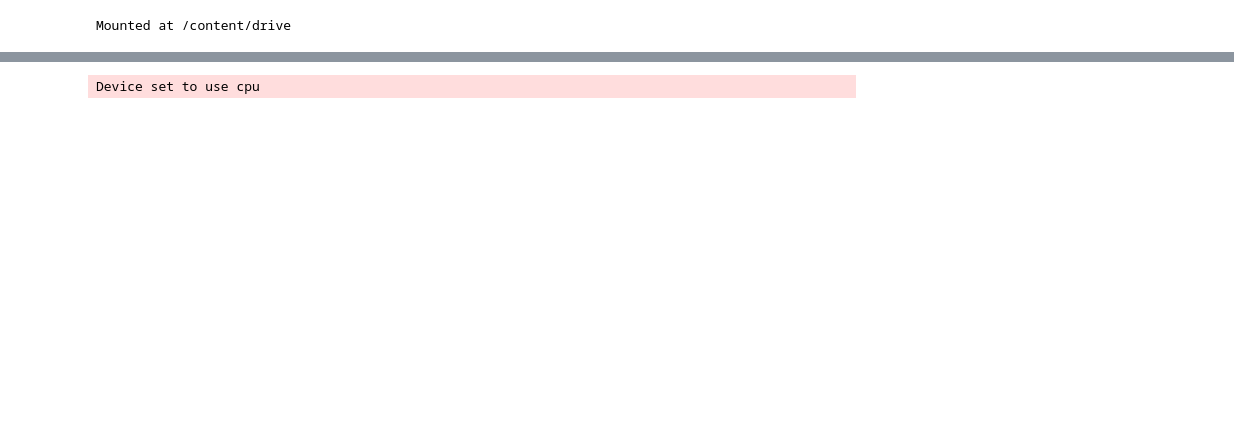
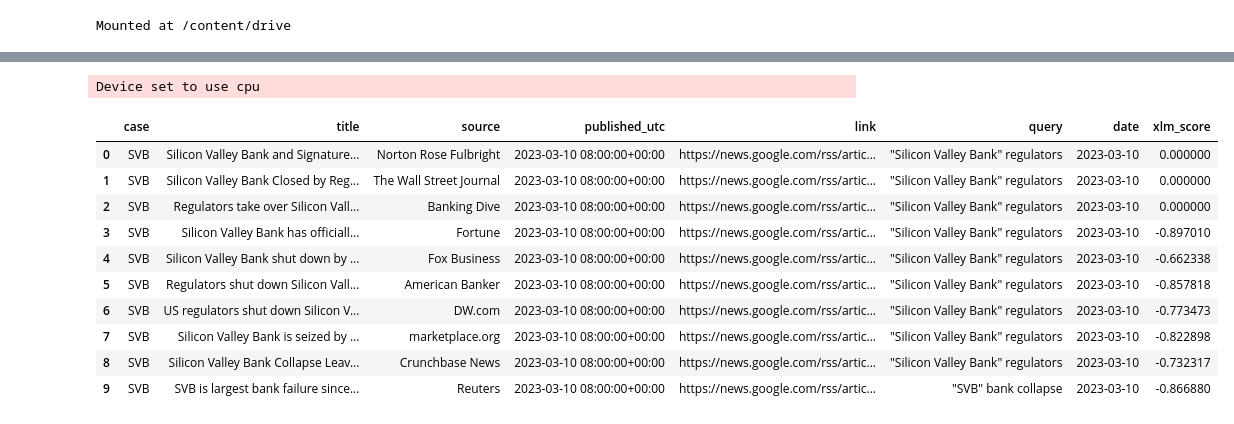
Before and after one commit to chiara-datahub/When-News-Talk-Markets-Listen, a Jupyter notebook: cardiffnlp_twitter-xlm-roberta-base-sentiment.ipynb, the cells around one changed output, grey strips where cells are left out. Drawn from its saved outputs; the diff is of its cells as text; code cells hidden in the pictures; blank space fills up the shorter version.

Commit message:
Notebook and datasets

```diff
--- a/cardiffnlp_twitter-xlm-roberta-base-sentiment.ipynb
+++ b/cardiffnlp_twitter-xlm-roberta-base-sentiment.ipynb
@@ -11,33 +13,51 @@ WARNING:torchao.kernel.intmm:Warning: Detected no triton, on systems without Tri
 # %%
+# Path articoli
+input_path = "/content/drive/Shareddrives/information project/Information Disorder Project/Fase 1 - Raccolta articoli OSINT/Prove Franci/google_news_svb_netflix_FINAL_CLEAN.csv"
 
-input_path = "/content/drive/Shareddrives/information project/ANALISI X (Twitter)/Fase 2 - Scraping twitter/tweets_netflix.csv"
+articles_df = pd.read_csv(input_path)
 
-tweets_df = pd.read_csv(input_path)
-
-# Modello multilingua per tweet
+# Modello multilingua (STESSO DEI TWEET)
 model_name = "cardiffnlp/twitter-xlm-roberta-base-sentiment"
 
-# Tokenizer e modello
 tokenizer = AutoTokenizer.from_pretrained(model_name)
 model = AutoModelForSequenceClassification.from_pretrained(model_name)
 
-# Creiamo pipeline sentiment
-sentiment_pipeline = pipeline("sentiment-analysis", model=model, tokenizer=tokenizer)
+sentiment_pipeline = pipeline(
+    "sentiment-analysis",
+    model=model,
+    tokenizer=tokenizer
+)
 
-# Funzione per calcolare sentiment score numerico
+# Funzione IDENTICA
 def get_sentiment_score(text):
-    result = sentiment_pipeline(text[:512])[0]  # taglia a 512 token se troppo lungo
-    label = result['label']  # POSITIVE / NEUTRAL / NEGATIVE
-    score = result['score']
-    # Convertiamo in numerico: positive=1, neutral=0, negative=-1 * score
+    if pd.isna(text):
+        return 0.0
+
+    result = sentiment_pipeline(str(text)[:512])[0]
+    label = result["label"]
+    score = result["score"]
+
     if label.lower() == "positive":
         return score
     elif label.lower() == "negative":
         return -score
     else:
         return 0.0
 
-# Applichiamo al dataset
-tweets_df['xlm_score'] = tweets_df['text'].apply(get_sentiment_score)
+# Applichiamo al titolo
+articles_df["xlm_score"] = articles_df["title"].apply(get_sentiment_score)
+
+articles_df.head(10)
 # %% [output]
 Device set to use cpu
+|  | case | title | source | published_utc | link | query | date | xlm_score |
+| 0 | SVB | Silicon Valley Bank and Signature... | Norton Rose Fulbright | 2023-03-10 08:00:00+00:00 | https://news.google.com/rss/artic... | "Silicon Valley Bank" regulators | 2023-03-10 | 0.000000 |
+| 1 | SVB | Silicon Valley Bank Closed by Reg... | The Wall Street Journal | 2023-03-10 08:00:00+00:00 | https://news.google.com/rss/artic... | "Silicon Valley Bank" regulators | 2023-03-10 | 0.000000 |
+| 2 | SVB | Regulators take over Silicon Vall... | Banking Dive | 2023-03-10 08:00:00+00:00 | https://news.google.com/rss/artic... | "Silicon Valley Bank" regulators | 2023-03-10 | 0.000000 |
+| 3 | SVB | Silicon Valley Bank has officiall... | Fortune | 2023-03-10 08:00:00+00:00 | https://news.google.com/rss/artic... | "Silicon Valley Bank" regulators | 2023-03-10 | -0.897010 |
+| 4 | SVB | Silicon Valley Bank shut down by ... | Fox Business | 2023-03-10 08:00:00+00:00 | https://news.google.com/rss/artic... | "Silicon Valley Bank" regulators | 2023-03-10 | -0.662338 |
+| 5 | SVB | Regulators shut down Silicon Vall... | American Banker | 2023-03-10 08:00:00+00:00 | https://news.google.com/rss/artic... | "Silicon Valley Bank" regulators | 2023-03-10 | -0.857818 |
+| 6 | SVB | US regulators shut down Silicon V... | DW.com | 2023-03-10 08:00:00+00:00 | https://news.google.com/rss/artic... | "Silicon Valley Bank" regulators | 2023-03-10 | -0.773473 |
+| 7 | SVB | Silicon Valley Bank is seized by ... | marketplace.org | 2023-03-10 08:00:00+00:00 | https://news.google.com/rss/artic... | "Silicon Valley Bank" regulators | 2023-03-10 | -0.822898 |
+| 8 | SVB | Silicon Valley Bank Collapse Leav... | Crunchbase News | 2023-03-10 08:00:00+00:00 | https://news.google.com/rss/artic... | "Silicon Valley Bank" regulators | 2023-03-10 | -0.732317 |
+| 9 | SVB | SVB is largest bank failure since... | Reuters | 2023-03-10 08:00:00+00:00 | https://news.google.com/rss/artic... | "SVB" bank collapse | 2023-03-10 | -0.866880 |
```
Also changed, not shown: parts of 9 cells of this notebook, 22 other files.
